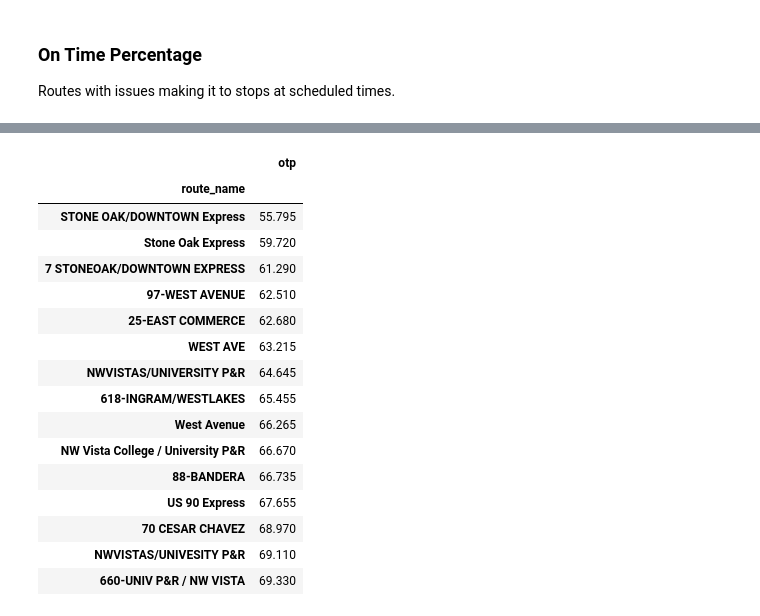
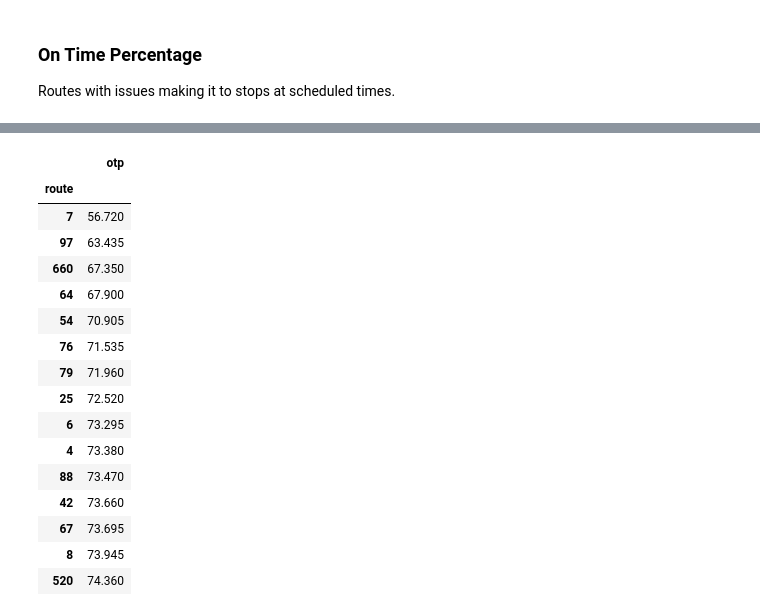
Before and after one commit to faithkane3/numpy_exercises, a Jupyter notebook: via_time.ipynb, the cells around one changed output, grey strips where cells are left out. Drawn from its saved outputs; the diff is of its cells as text; code cells hidden in the pictures.

Commit message:
Commit messing with via route_names sucks

```diff
--- a/via_time.ipynb
+++ b/via_time.ipynb
@@ -151,3 +151,10 @@ plt.show()
 [figure]
 # %% [markdown]
 ### Unique Values in Columns
+# %%
+# First we need to normalize the route_names column because it's a mess with upper- and lowercase
+# This dropped unique values in route_name from 286 to 238, numbers further to 228, hyphens to 194
+
+time.route_name = time.route_name.str.lower()
+time.route_name = time.route_name.str.replace(r'^\d+', '', regex=True)
+time.route_name = time.route_name.str.replace('-', '').str.strip()
@@ -368,22 +424,22 @@ df.groupby('route_name')[['otp']].median().sort_values('otp', ascending=False).h
 # %%
-# Top 15 worst on time percentage
+# Top 15 WORST median on time percentage
 
-df.groupby('route_name')[['otp']].median().sort_values('otp').head(15)
+df.groupby('route')[['otp']].median().sort_values('otp').head(15)
 # %% [output]
 |  | otp |
-| route_name |  |
-| STONE OAK/DOWNTOWN Express | 55.795 |
-| Stone Oak Express | 59.720 |
-| 7 STONEOAK/DOWNTOWN EXPRESS | 61.290 |
-| 97-WEST AVENUE | 62.510 |
-| 25-EAST COMMERCE | 62.680 |
-| WEST AVE | 63.215 |
-| NWVISTAS/UNIVERSITY P&R | 64.645 |
-| 618-INGRAM/WESTLAKES | 65.455 |
-| West Avenue | 66.265 |
-| NW Vista College / University P&R | 66.670 |
-| 88-BANDERA | 66.735 |
-| US 90 Express | 67.655 |
-| 70 CESAR CHAVEZ | 68.970 |
-| NWVISTAS/UNIVESITY P&R | 69.110 |
-| 660-UNIV P&R / NW VISTA | 69.330 |
+| route |  |
+| 7 | 56.720 |
+| 97 | 63.435 |
+| 660 | 67.350 |
+| 64 | 67.900 |
+| 54 | 70.905 |
+| 76 | 71.535 |
+| 79 | 71.960 |
+| 25 | 72.520 |
+| 6 | 73.295 |
+| 4 | 73.380 |
+| 88 | 73.470 |
+| 42 | 73.660 |
+| 67 | 73.695 |
+| 8 | 73.945 |
+| 520 | 74.360 |
```
Also changed, not shown: parts of 21 cells of this notebook.
